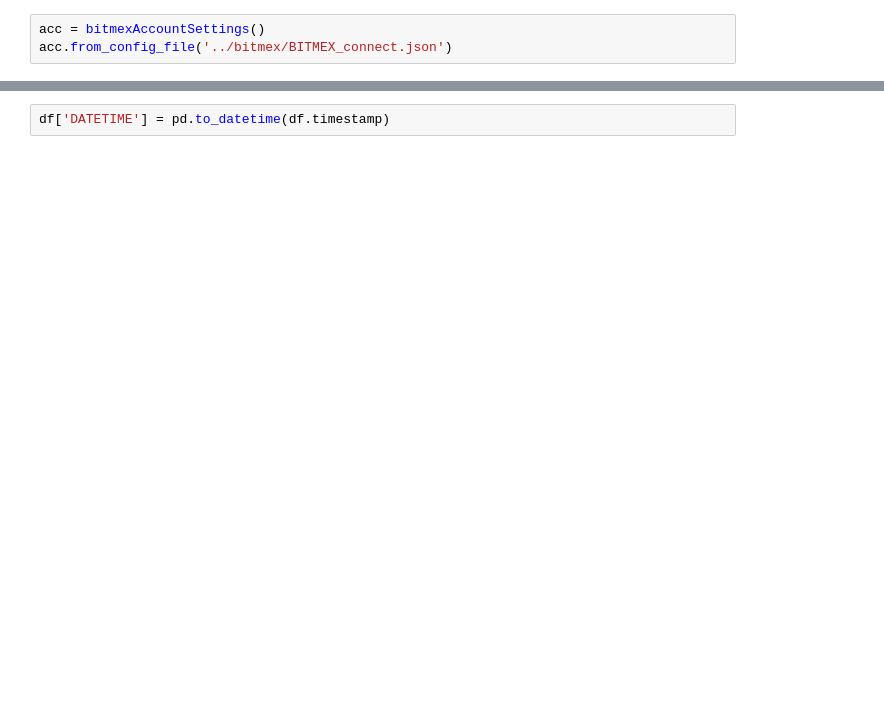
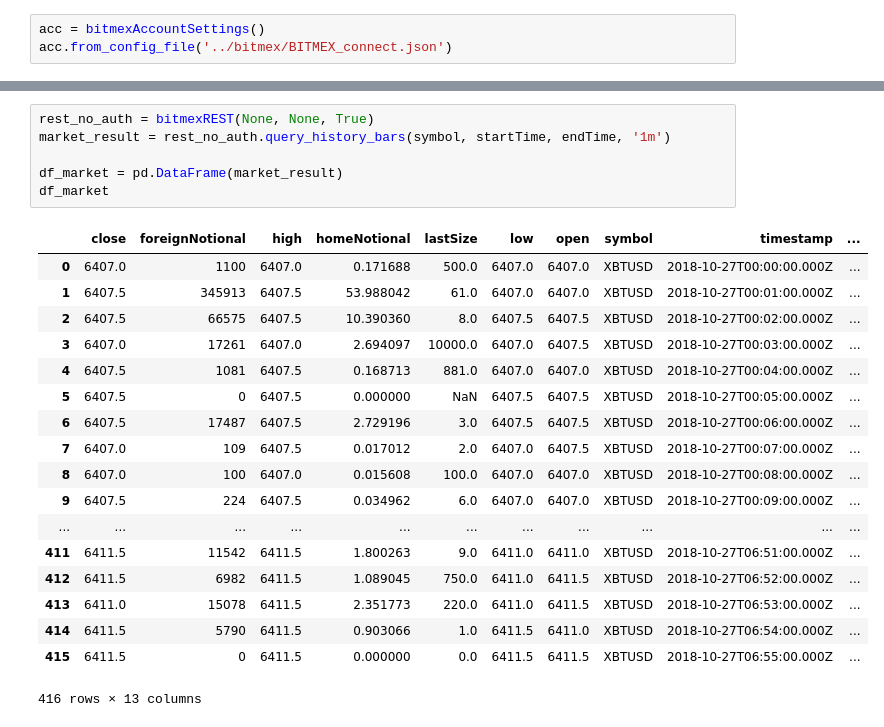
Before and after one commit to JiaRu2016/qsed, a Jupyter notebook: qsed/trading-report/trading-report-template.ipynb, the cells around one changed output, grey strips where cells are left out. Cells and saved outputs as stored; diff of their text form; blank space fills up the shorter version.

```diff
--- a/qsed/trading-report/trading-report-template.ipynb
+++ b/qsed/trading-report/trading-report-template.ipynb
@@ -25,2 +33,25 @@ df
-# %%
-df['DATETIME'] = pd.to_datetime(df.timestamp)
+# %%
+rest_no_auth = bitmexREST(None, None, True)
+market_result = rest_no_auth.query_history_bars(symbol, startTime, endTime, '1m')
+
+df_market = pd.DataFrame(market_result)
+df_market
+# %% [output]
+|  | close | foreignNotional | high | homeNotional | lastSize | low | open | symbol | timestamp | ... |
+| 0 | 6407.0 | 1100 | 6407.0 | 0.171688 | 500.0 | 6407.0 | 6407.0 | XBTUSD | 2018-10-27T00:00:00.000Z | ... |
+| 1 | 6407.5 | 345913 | 6407.5 | 53.988042 | 61.0 | 6407.0 | 6407.0 | XBTUSD | 2018-10-27T00:01:00.000Z | ... |
+| 2 | 6407.5 | 66575 | 6407.5 | 10.390360 | 8.0 | 6407.5 | 6407.5 | XBTUSD | 2018-10-27T00:02:00.000Z | ... |
+| 3 | 6407.0 | 17261 | 6407.0 | 2.694097 | 10000.0 | 6407.0 | 6407.5 | XBTUSD | 2018-10-27T00:03:00.000Z | ... |
+| 4 | 6407.5 | 1081 | 6407.5 | 0.168713 | 881.0 | 6407.0 | 6407.0 | XBTUSD | 2018-10-27T00:04:00.000Z | ... |
+| 5 | 6407.5 | 0 | 6407.5 | 0.000000 | NaN | 6407.5 | 6407.5 | XBTUSD | 2018-10-27T00:05:00.000Z | ... |
+| 6 | 6407.5 | 17487 | 6407.5 | 2.729196 | 3.0 | 6407.5 | 6407.5 | XBTUSD | 2018-10-27T00:06:00.000Z | ... |
+| 7 | 6407.0 | 109 | 6407.5 | 0.017012 | 2.0 | 6407.0 | 6407.5 | XBTUSD | 2018-10-27T00:07:00.000Z | ... |
+| 8 | 6407.0 | 100 | 6407.0 | 0.015608 | 100.0 | 6407.0 | 6407.0 | XBTUSD | 2018-10-27T00:08:00.000Z | ... |
+| 9 | 6407.5 | 224 | 6407.5 | 0.034962 | 6.0 | 6407.0 | 6407.0 | XBTUSD | 2018-10-27T00:09:00.000Z | ... |
+| ... | ... | ... | ... | ... | ... | ... | ... | ... | ... | ... |
+| 411 | 6411.5 | 11542 | 6411.5 | 1.800263 | 9.0 | 6411.0 | 6411.0 | XBTUSD | 2018-10-27T06:51:00.000Z | ... |
+| 412 | 6411.5 | 6982 | 6411.5 | 1.089045 | 750.0 | 6411.0 | 6411.5 | XBTUSD | 2018-10-27T06:52:00.000Z | ... |
+| 413 | 6411.0 | 15078 | 6411.5 | 2.351773 | 220.0 | 6411.0 | 6411.5 | XBTUSD | 2018-10-27T06:53:00.000Z | ... |
+| 414 | 6411.5 | 5790 | 6411.5 | 0.903066 | 1.0 | 6411.5 | 6411.0 | XBTUSD | 2018-10-27T06:54:00.000Z | ... |
+| 415 | 6411.5 | 0 | 6411.5 | 0.000000 | 0.0 | 6411.5 | 6411.5 | XBTUSD | 2018-10-27T06:55:00.000Z | ... |
+416 rows × 13 columns
```
Also changed, not shown: parts of 9 cells of this notebook, 2 other files.
